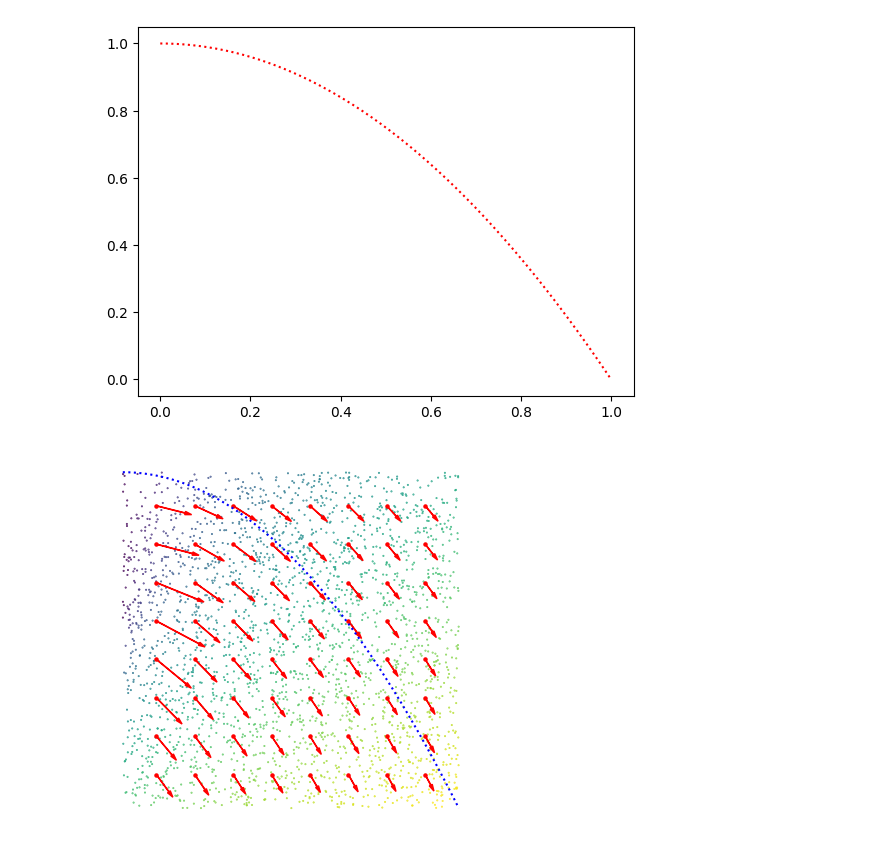
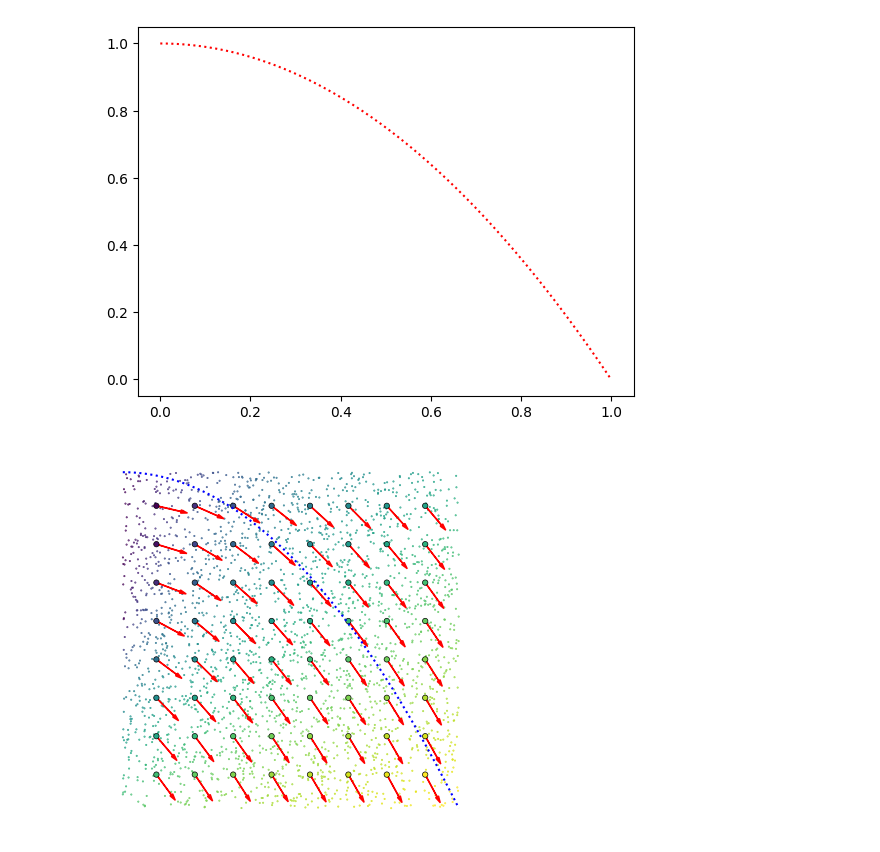
Before and after one commit to TristanSaidi/LLSIR, a Jupyter notebook: llsir.ipynb, the cells around one changed output. Drawn from its saved outputs; the diff is of its cells as text; code cells hidden in the pictures.

Commit message:
adding projection and nonparametric regression

```diff
--- a/llsir.ipynb
+++ b/llsir.ipynb
@@ -62,38 +63,54 @@ x_0s = np.array([[i, j] for i in np.linspace(0.1, 0.9, 8) for j in np.linspace(0
 def LLSIR(X, Y, x_0, epsilon=0.2):
     # x_0: (n_test, d)
     kde = gaussian_kde(X.T)
-    estimates = []
+    vel_estimates = []
+    reg_estimates = []
     for x_0i in x_0:
         # get \epsilon neighborhood
         neighborhood_idx = np.linalg.norm(X - x_0i, axis=1) < epsilon
         X_neighborhood = X[neighborhood_idx]
         Y_neighborhood = Y[neighborhood_idx]
 
         # get density ratio at all points with gaussian centered at x_0i
         ratios = np.array([density_ratio(Xi, x_0i, kde) for Xi in X_neighborhood])
         # do density weighted linear regression to estimate tangent
         # fit linear regression to neighborhood points weighted by density ratio
         reg = LinearRegression()
         # ratios are [n, 1], need to flatten to [n,]
         reg.fit(X_neighborhood, Y_neighborhood, sample_weight=ratios.flatten())
         # get beta vector
         beta = reg.coef_
-        estimates.append(beta)
-    return np.array(estimates)
+        # scale beta to unit length
+        beta = beta / np.linalg.norm(beta)
+        vel_estimates.append(beta)
+        # center neighborhood points
+        X_centered = X_neighborhood - x_0i
+        # project centered points onto beta
+        projections = X_centered @ beta
+        # nonparametric regression of projections to Y_neighborhood
+        nonparam_reg = KernelReg(endog=Y_neighborhood, exog=projections, var_type='c')
+        # get fitted values
+        yhat0 = nonparam_reg.fit(np.array([0.0]))[0][0]
+        reg_estimates.append(yhat0)
+    return np.array(vel_estimates), np.array(reg_estimates)
 # test LLSIR
-betas = LLSIR(X, Y, x_0s, epsilon=0.1)
+betas, y_hats = LLSIR(X, Y, x_0s, epsilon=0.1)
 # plot data with color by Y value
 plt.scatter(X[:, 0], X[:, 1], c=Y, cmap='viridis', s=0.2)
 # make aspect equal
 plt.gca().set_aspect('equal')
 curve.plot(color='blue')
 plt.axis('off');
 for i, x_0i in enumerate(x_0s):
     beta = betas[i]
     # draw beta vector at x_0i
     # plot as arrow
     plt.arrow(x_0i[0], x_0i[1], 0.075 * beta[0], 0.075 * beta[1], head_width=0.01, head_length=0.02, fc='red', ec='red')
-    plt.scatter(x_0i[0], x_0i[1], c='red', s=5);
+plt.scatter(
+    x_0s[:, 0], x_0s[:, 1],
+    c=y_hats, cmap='viridis',
+    s=15, edgecolors='black', linewidths=0.5
+)
 plt.axis('off');
 # %% [output]
-[figure, old version]
+[figure, new version]
```
Also changed, not shown: parts of 1 cell of this notebook.
